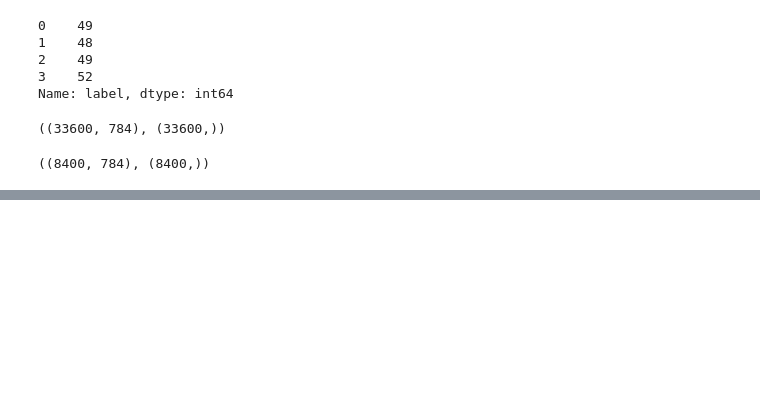
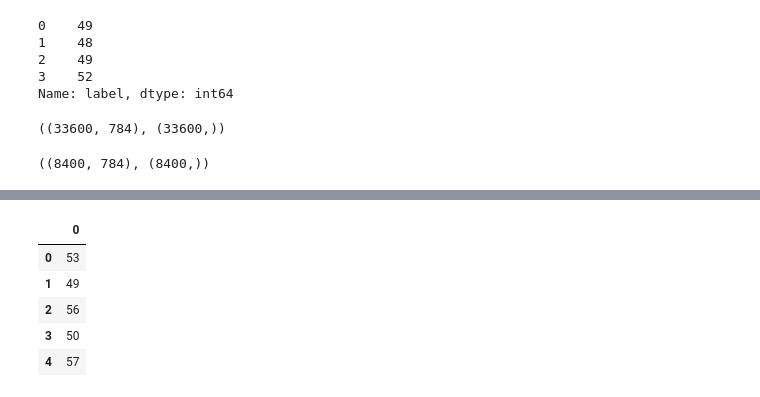
Before and after one commit to philipwalsh/digitrecognizer, a Jupyter notebook: knn-test.ipynb, the cells around one changed output, grey strips where cells are left out. Cells and saved outputs as stored; diff of their text form; code cells hidden in the pictures; blank space fills up the shorter version.

```diff
--- a/knn-test.ipynb
+++ b/knn-test.ipynb
@@ -108,5 +167,14 @@ plt.scatter(expected, residuals)
 # now predict it against the test data, find our errors
 # %%
 predicted = knn.predict(X_test)
+# %%
+pd.DataFrame(predicted).head()
+# %% [output]
+|  | 0 |
+| 0 | 53 |
+| 1 | 49 |
+| 2 | 56 |
+| 3 | 50 |
+| 4 | 57 |
 # %%
 expected = y_test
```
Also changed, not shown: parts of 26 cells of this notebook.
